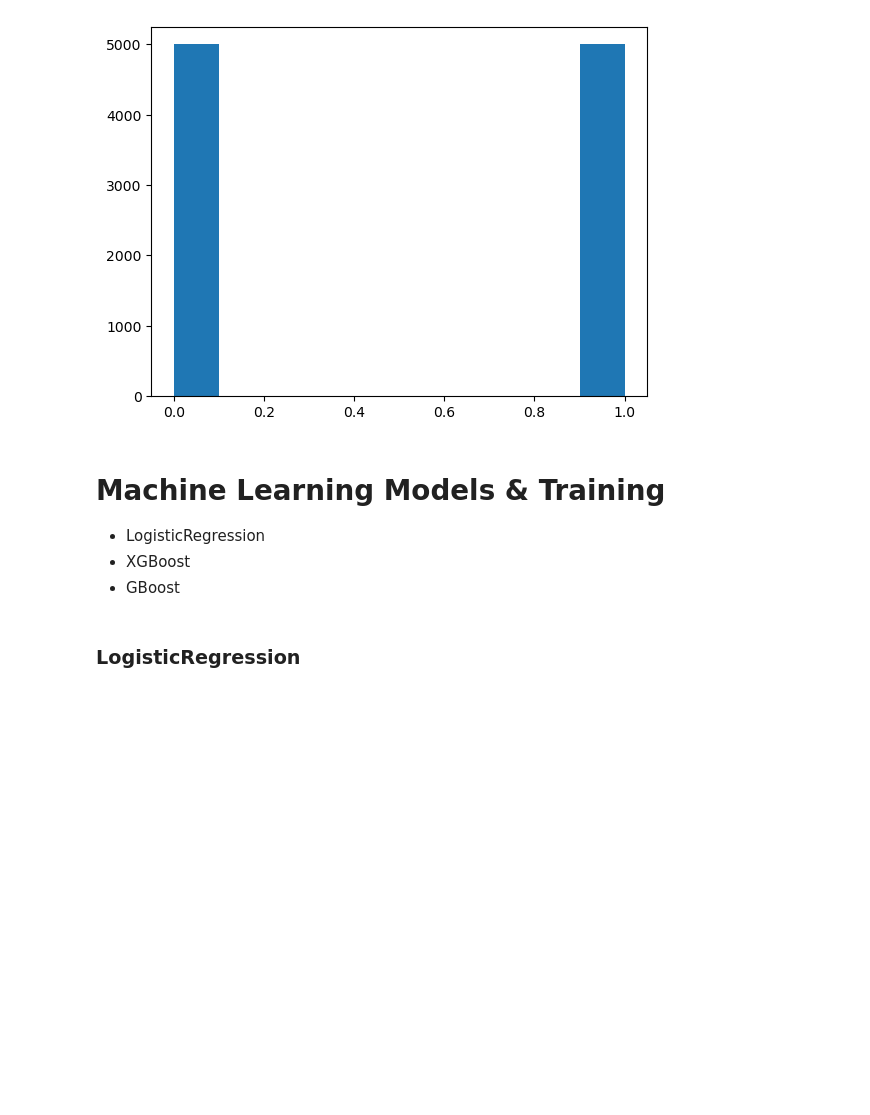
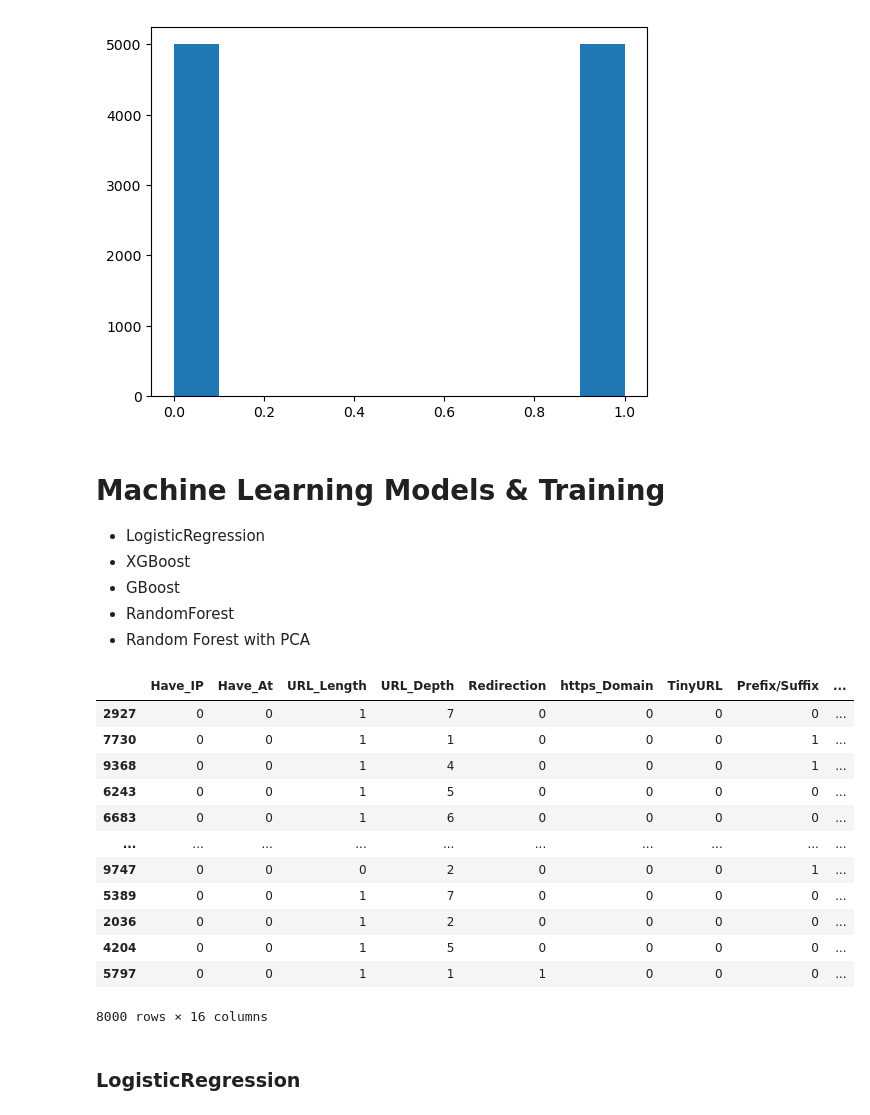
Before and after one commit to AxeVal/Melon-IT, a Jupyter notebook: Phishing_Detection.ipynb, the cells around one changed output. Cells and saved outputs as stored; diff of their text form; code cells hidden in the pictures; blank space fills up the shorter version.

```diff
--- a/Phishing_Detection.ipynb
+++ b/Phishing_Detection.ipynb
@@ -53,8 +55,26 @@ plt.show() #classes are balanced
 * LogisticRegression
 * XGBoost
 * GBoost
+* RandomForest
+* Random Forest with PCA
 # %%
 X_train, X_test, y_train, y_test = train_test_split(x, y, test_size=0.2)
+# %%
+X_train
+# %% [output]
+|  | Have_IP | Have_At | URL_Length | URL_Depth | Redirection | https_Domain | TinyURL | Prefix/Suffix | ... |
+| 2927 | 0 | 0 | 1 | 7 | 0 | 0 | 0 | 0 | ... |
+| 7730 | 0 | 0 | 1 | 1 | 0 | 0 | 0 | 1 | ... |
+| 9368 | 0 | 0 | 1 | 4 | 0 | 0 | 0 | 1 | ... |
+| 6243 | 0 | 0 | 1 | 5 | 0 | 0 | 0 | 0 | ... |
+| 6683 | 0 | 0 | 1 | 6 | 0 | 0 | 0 | 0 | ... |
+| ... | ... | ... | ... | ... | ... | ... | ... | ... | ... |
+| 9747 | 0 | 0 | 0 | 2 | 0 | 0 | 0 | 1 | ... |
+| 5389 | 0 | 0 | 1 | 7 | 0 | 0 | 0 | 0 | ... |
+| 2036 | 0 | 0 | 1 | 2 | 0 | 0 | 0 | 0 | ... |
+| 4204 | 0 | 0 | 1 | 5 | 0 | 0 | 0 | 0 | ... |
+| 5797 | 0 | 0 | 1 | 1 | 1 | 0 | 0 | 0 | ... |
+8000 rows × 16 columns
 # %% [markdown]
 ### LogisticRegression
 # %%
```
Also changed, not shown: parts of 21 cells of this notebook.
